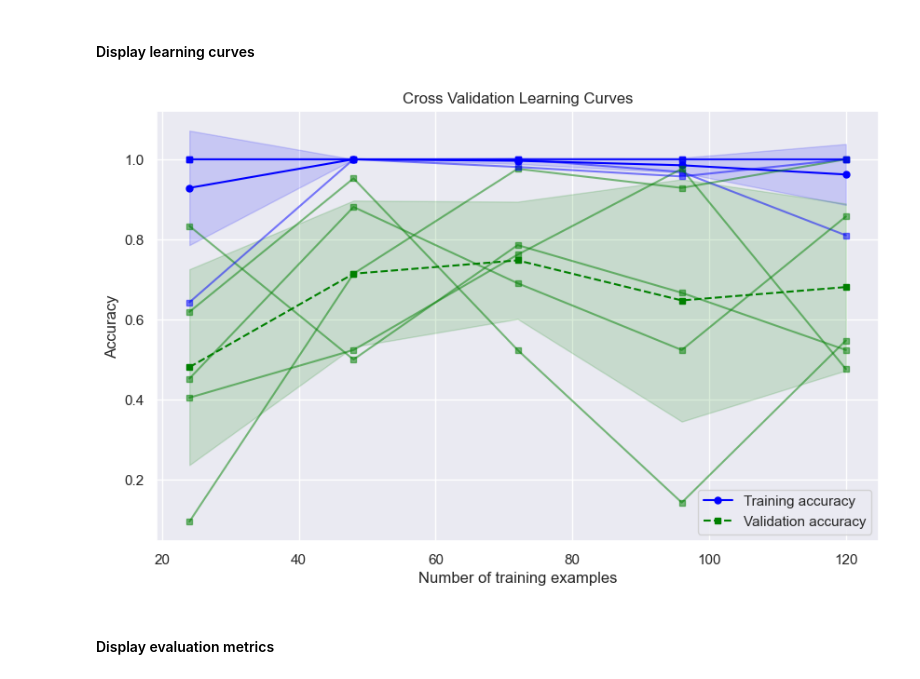
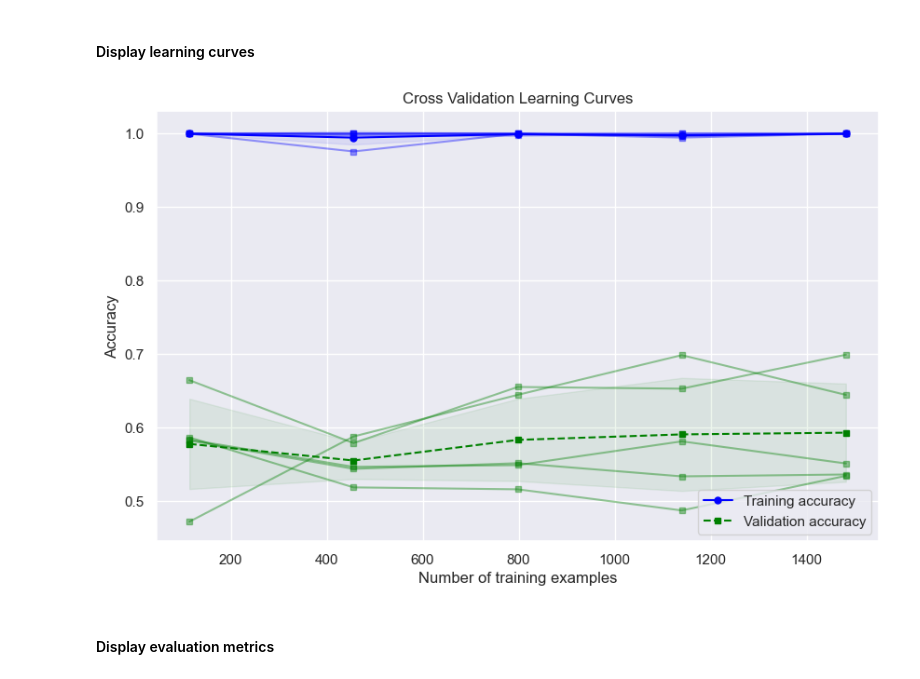
Before and after one commit to luisresende13/octa-flood-images, a Jupyter notebook: Learning Curve.ipynb, the cells around one changed output. Drawn from its saved outputs; the diff is of its cells as text; code cells hidden in the pictures.

```diff
--- a/Learning Curve.ipynb
+++ b/Learning Curve.ipynb
@@ -29,5 +30,9 @@ random_state = 0
 # Step 1: Load your dataset using pandas
 # Assuming your dataset is in CSV format
 
-dataset_path = "data/splits/sgkf-50-25-25-size-800/images.csv"
+dataset_path = "data/splits/sgkf-6-2-2-size-2024-rs-3/images.csv"
+# dataset_path = "data/splits/sgkf-50-25-25-size-2000/images.csv"
 df = pd.read_csv(dataset_path, index_col=0)
+
+print('Nº of images per camera:')
+df['code'].value_counts().to_frame('images').T
@@ -105,7 +130,7 @@ display(data.head())
 # %% [markdown]
 #### Set split strategy
 # %%
-test_prct = 0.20
+test_prct = 0.2
 n_splits_test = int(1.0 / test_prct)
 
 gkf = GroupKFold(n_splits=n_splits_test)
@@ -115,6 +140,6 @@ logo = LeaveOneGroupOut()
 # Choose data split algorithm
 splitter = sgkf
 
-print('\nSplit Strategy:', sgkf, '\n')
+print('\nSplit Strategy:', splitter, '\n')
 # %% [output]
 Split Strategy: StratifiedGroupKFold(n_splits=5, random_state=0, shuffle=True)
@@ -121,31 +288,23 @@ Split Strategy: StratifiedGroupKFold(n_splits=5, random_state=0, shuffle=True)
 # %% [markdown]
 #### Fit and evaluate model for each split for increasing train size
 # %%
-# Step 2: Preprocess your data and split it into features and target variable
-# Assuming the last column is the target variable and rest are features
-X = data.iloc[:, :-1].values  # Features
-y = data.iloc[:, -1].values   # Target variable
+min_images_per_camera = 5
+max_images_per_camera = 65
+n_sizes = 5
 
-# Step 3: Define your machine learning model
-model = SGDClassifier(loss='hinge', penalty='l1')
-# model = LinearSVC()
-# model = SVC(kernel='rbf', gamma='auto')
-
-# Step 4: Define model pipeline
-pipe = make_pipeline(StandardScaler(), model)
-print(f'\nModel Hyperparameters:\n')
-display(model.get_params()); print()
+xmin = min_images_per_camera / n_camera_samples
+xmax = max_images_per_camera / n_camera_samples
 
 # Step 5: Use the learning_curve function to generate learning curves
 train_sizes, train_scores, test_scores = learning_curve(
-    estimator=model,
+    estimator=pipe,
     X=X,
     y=y,
-    train_sizes=np.linspace(0.1, 0.5, 5),  # Varying training set sizes
+    train_sizes=np.linspace(xmin, xmax, n_sizes),  # Varying training set sizes
     cv=splitter,  # Number of cross-validation folds
-    scoring='recall',  # Scoring metric
+    scoring=accuracy,  # Scoring metric
     n_jobs=-1,  # Use all available CPU cores
-    verbose=True,
+    verbose=1,
     shuffle=True,
     groups=df_sample['code'].values,
     random_state=random_state,
@@ -181,29 +322,29 @@ Model Hyperparameters:
 # %%
 # Calculate mean and standard deviation of training and test scores
 train_mean = np.mean(train_scores, axis=1)
 train_std = np.std(train_scores, axis=1)
 test_mean = np.mean(test_scores, axis=1)
 test_std = np.std(test_scores, axis=1)
 
 # Plot learning curves
 plt.figure(figsize=(10, 6))
 plt.plot(train_sizes, train_mean, color='blue', marker='o', markersize=5, label='Training accuracy')
-plt.fill_between(train_sizes, train_mean + train_std, train_mean - train_std, alpha=0.15, color='blue')
+plt.fill_between(train_sizes, train_mean + train_std, train_mean - train_std, alpha=0.07, color='blue')
 plt.plot(train_sizes, test_mean, color='green', linestyle='--', marker='s', markersize=5, label='Validation accuracy')
-plt.fill_between(train_sizes, test_mean + test_std, test_mean - test_std, alpha=0.15, color='green')
+plt.fill_between(train_sizes, test_mean + test_std, test_mean - test_std, alpha=0.07, color='green')
 
 for i in range(len(train_scores[0])):
-    plt.plot(train_sizes, train_scores[:, i], marker='s', markersize=5, alpha=0.50, color='blue')
-    plt.plot(train_sizes, test_scores[:, i], marker='s', markersize=5, alpha=0.50, color='green')
+    plt.plot(train_sizes, train_scores[:, i], marker='s', markersize=5, alpha=0.40, color='blue')
+    plt.plot(train_sizes, test_scores[:, i], marker='s', markersize=5, alpha=0.40, color='green')
 
 plt.xlabel('Number of training examples')
 plt.ylabel('Accuracy')
 plt.title('Cross Validation Learning Curves')
 plt.legend(loc='lower right')
 # plt.grid()
 plt.show()
 # %% [output]
-[figure, old version]
+[figure, new version]
 # %% [markdown]
 #### Display evaluation metrics
 # %%
```
Also changed, not shown: parts of 19 cells of this notebook, 6 other files.
